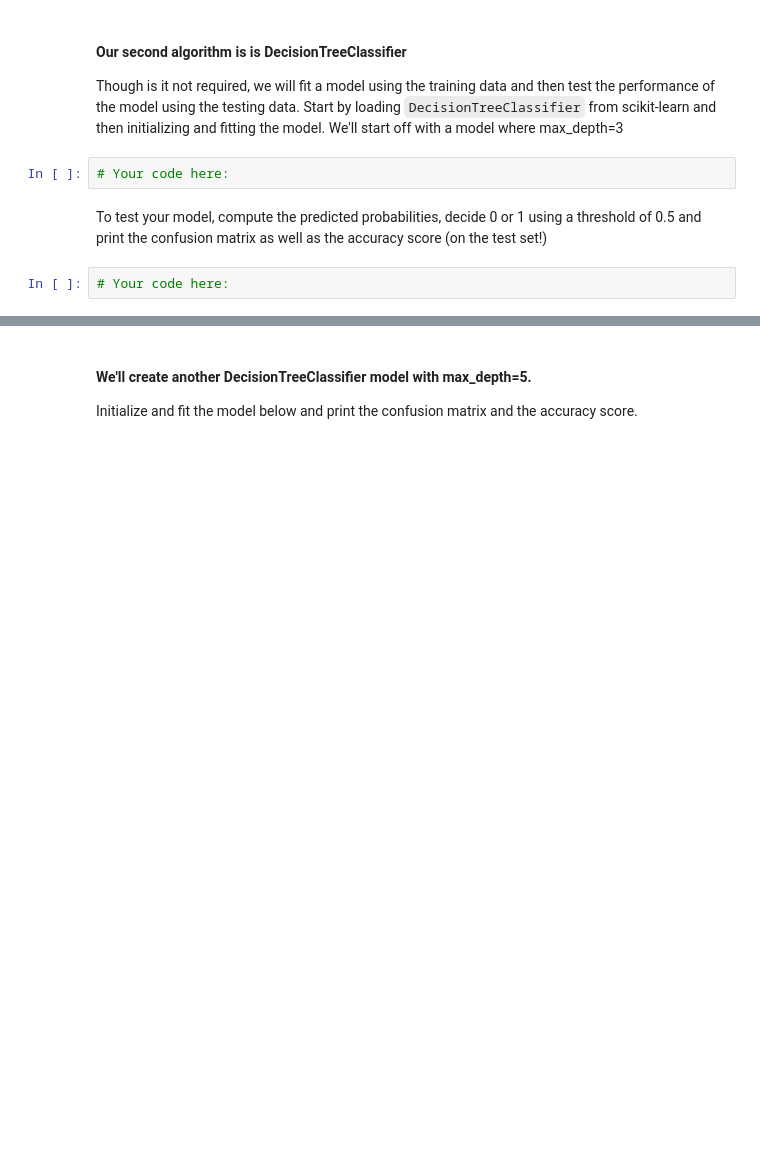
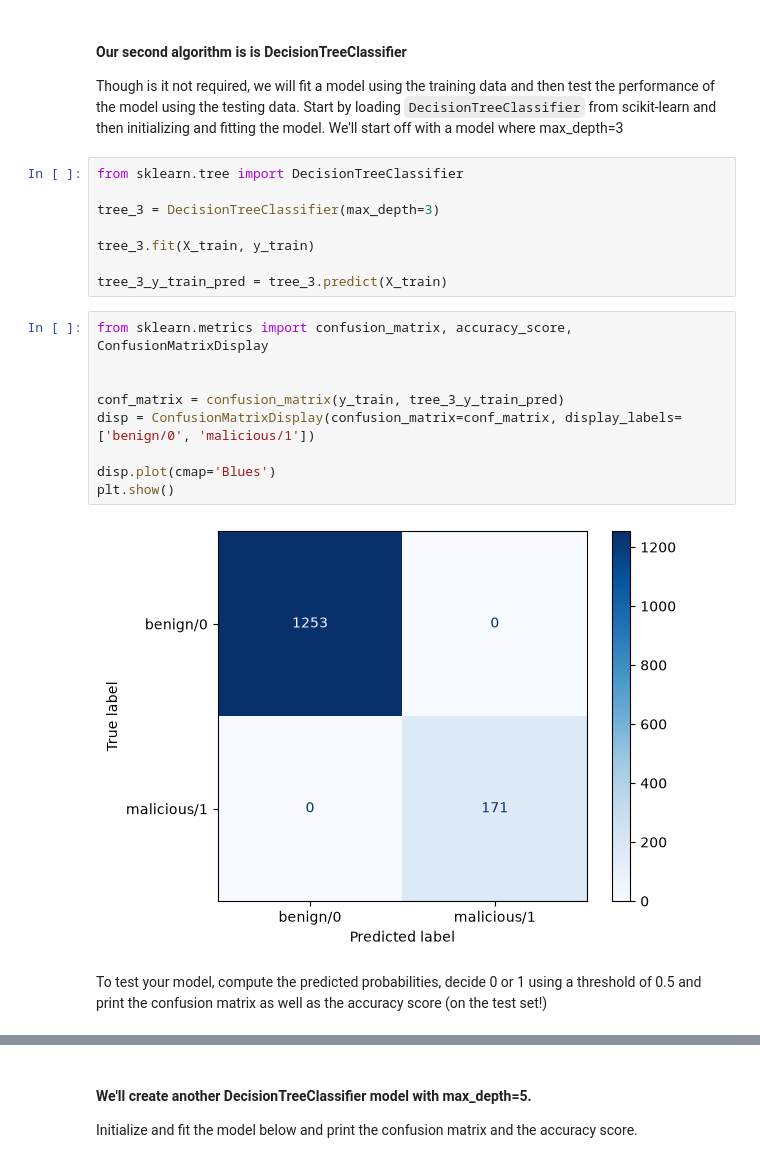
Before and after one commit to p-0rridge/lab-supervised-learning-en, a Jupyter notebook: your-code/main.ipynb, the cells around one changed output, grey strips where cells are left out. Cells and saved outputs as stored; diff of their text form; blank space fills up the shorter version.

```diff
--- a/your-code/main.ipynb
+++ b/your-code/main.ipynb
@@ -607,9 +810,24 @@ What are your thoughts on the performance of the model? Write your conclusions b
 #### Our second algorithm is is DecisionTreeClassifier
 
 Though is it not required, we will fit a model using the training data and then test the performance of the model using the testing data. Start by loading `DecisionTreeClassifier` from scikit-learn and then initializing and fitting the model. We'll start off with a model where max_depth=3
-# %%
-# Your code here:
+# %%
+from sklearn.tree import DecisionTreeClassifier
+
+tree_3 = DecisionTreeClassifier(max_depth=3)
+
+tree_3.fit(X_train, y_train)
+
+tree_3_y_train_pred = tree_3.predict(X_train)
+# %%
+from sklearn.metrics import confusion_matrix, accuracy_score, ConfusionMatrixDisplay
+
+
+conf_matrix = confusion_matrix(y_train, tree_3_y_train_pred)
+disp = ConfusionMatrixDisplay(confusion_matrix=conf_matrix, display_labels=['benign/0', 'malicious/1'])
+
+disp.plot(cmap='Blues')
+plt.show()
+# %% [output]
+[figure, added]
 # %% [markdown]
 To test your model, compute the predicted probabilities, decide 0 or 1 using a threshold of 0.5 and print the confusion matrix as well as the accuracy score (on the test set!)
-# %%
-# Your code here:
```
Also changed, not shown: parts of 45 cells of this notebook.
